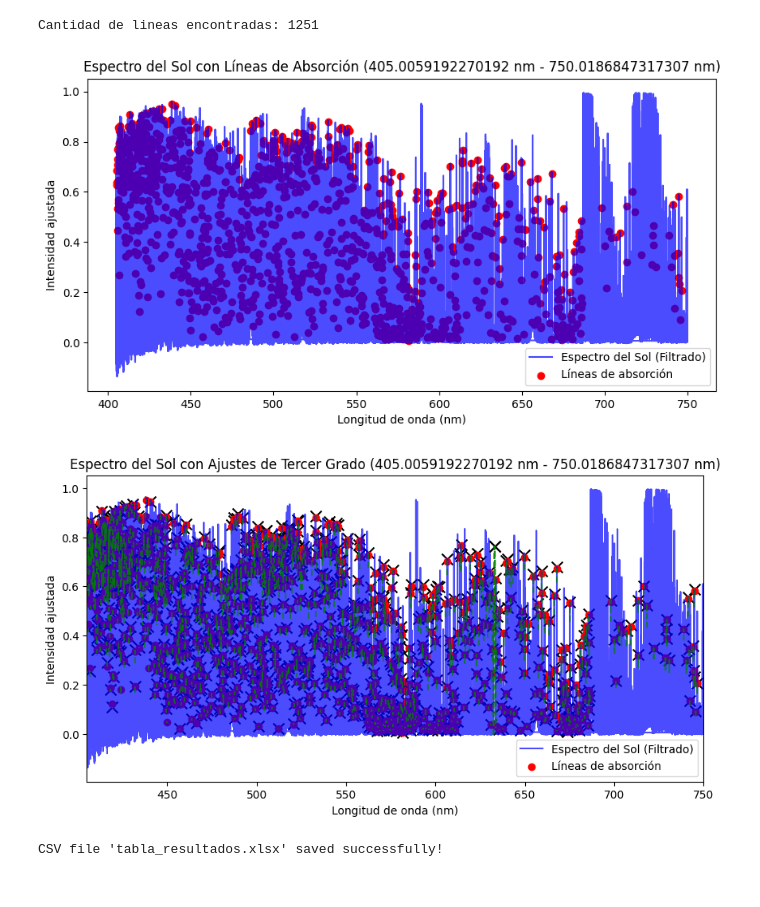
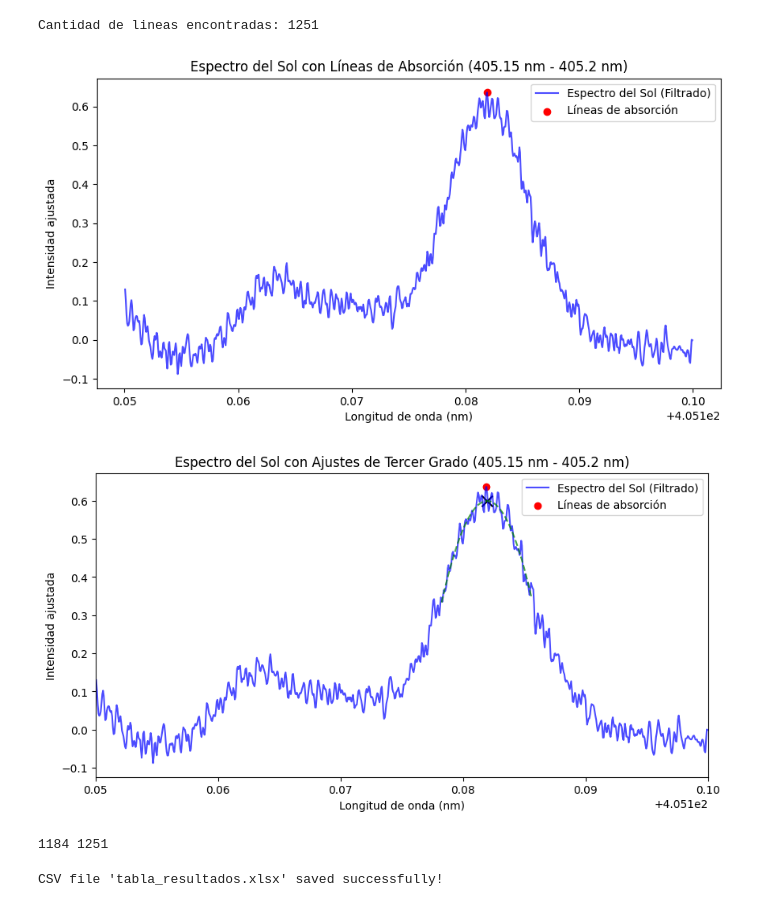
Before and after one commit to EstebanFuentesS/Proyecto-Teorico-202501, a Jupyter notebook: main.ipynb, the cells around one changed output. Saved outputs shown, nothing was run; the diff lists cells and outputs as text; code cells hidden in the pictures.

Commit message:
Update Quitar Limite de Lambda

```diff
--- a/main.ipynb
+++ b/main.ipynb
@@ -164,8 +164,8 @@ Cantidad de lineas encontradas: 1251
 # %%
 maximo = max(df2["Wave"])
 minimo = min(df2["Wave"])
-lambda_min = minimo #405.15  600
-lambda_max = maximo #405.2  601.03
+lambda_min = 405.15  #600
+lambda_max = 405.2  #601.03
 
 df2_filtrado = df2[(df2["Wave"] >= lambda_min) & (df2["Wave"] <= lambda_max)]
 
@@ -181,9 +181,9 @@ plt.legend()
 plt.title(f"Espectro del Sol con Líneas de Absorción ({lambda_min} nm - {lambda_max} nm)")
 plt.show()
 # %% [output]
-[figure, old version]
+[figure, new version]
 # %%
-puntos_a_lados = 15
+puntos_a_lados = 60
 
 plt.figure(figsize=(10, 5))
 plt.plot(df2_filtrado["Wave"], df2_filtrado["nFlux_ajustada"], label="Espectro del Sol (Filtrado)", color="blue", alpha=0.7)
@@ -209,45 +209,50 @@ for centro in valores_mas_cercanos_filtrados:
     #Derivar
     d_coefs = poly.polyder(coefs)
     critical_points = poly.polyroots(d_coefs)  #Raices de la deriv.
-
+    '''
+    if lambda_min == minimo and lambda_max == maximo:
+        valid_critical_points = critical_points
+    else:
+        valid_critical_points = [x for x in critical_points if wave_segment.min() <= x <= wave_segment.max()]
+    '''
     valid_critical_points = [x for x in critical_points if wave_segment.min() <= x <= wave_segment.max()]
 
     if valid_critical_points:
         flux_criticos = poly.polyval(valid_critical_points, coefs)
 
         #Encontrar maximo
         max_idx = np.argmax(flux_criticos)
         max_wave = valid_critical_points[max_idx]
         max_flux = flux_criticos[max_idx]
 
         lambda_natural.append(max_wave)
         flux_lista.append(max_flux)
 
         plt.scatter(max_wave, max_flux, color="black", marker="x", s=100)
 
     #Evaluar el ajuste en los puntos de la curva
     wave_fit = np.linspace(wave_segment.min(), wave_segment.max(), 100)
     flux_fit = poly.polyval(wave_fit, coefs)
     plt.plot(wave_fit, flux_fit, linestyle="--", color="green", alpha=0.7)
 
 plt.scatter(valores_mas_cercanos_filtrados,
             [df2.loc[df2["Wave"] == val, "nFlux_ajustada"].values[0] for val in valores_mas_cercanos_filtrados],
             color='red', label="Líneas de absorción")
 
 plt.xlabel("Longitud de onda (nm)")
 plt.ylabel("Intensidad ajustada")
 plt.legend()
 plt.title(f"Espectro del Sol con Ajustes de Tercer Grado ({lambda_min} nm - {lambda_max} nm)")
 plt.xlim(lambda_min, lambda_max)
 plt.show()
 # %% [output]
-[figure, old version]
+[figure, new version]
 # %%
 lambda_obs = valores_mas_cercanos_filtrados
 C = 299792458 #en metros por segundo
 
-'''print(len(valores_mas_cercanos_filtrados))
-print(lambda_natural)
+print(len(lambda_natural), len(lambda_obs))
+'''print(lambda_natural)
 print(lambda_obs)
 print(flux_lista)'''
 
@@ -261,6 +266,8 @@ for i in range(len(lambda_natural)):
 
 while len(lambda_obs) != len(lambda_natural):
     lambda_obs.pop(0)
+# %% [output]
+1184 1251
 # %%
 nombres = ["Lambda Natural", "lambda Observado", "Velocida Calulada"]
 
```
Also changed, not shown: 2 other files.
